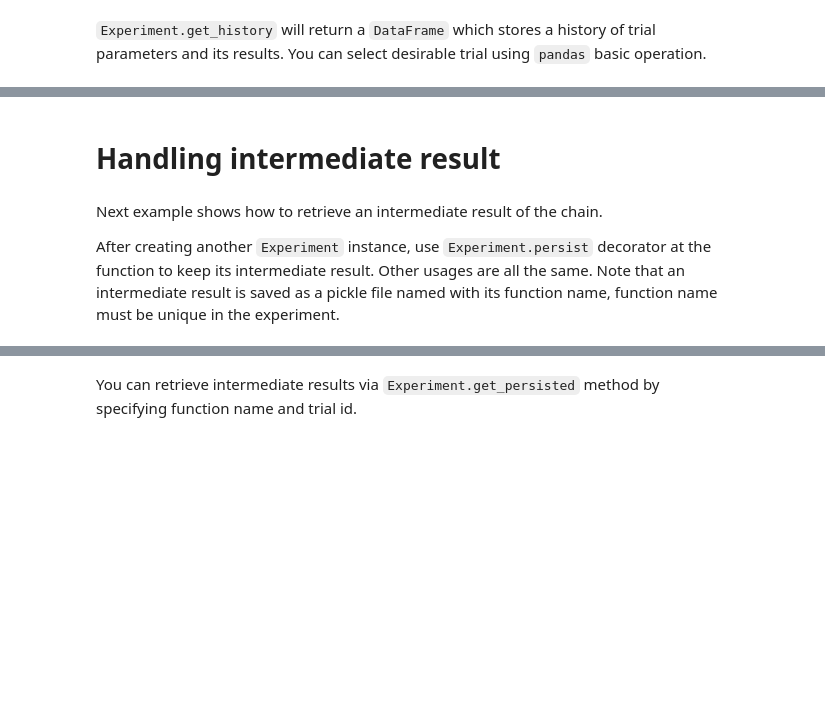
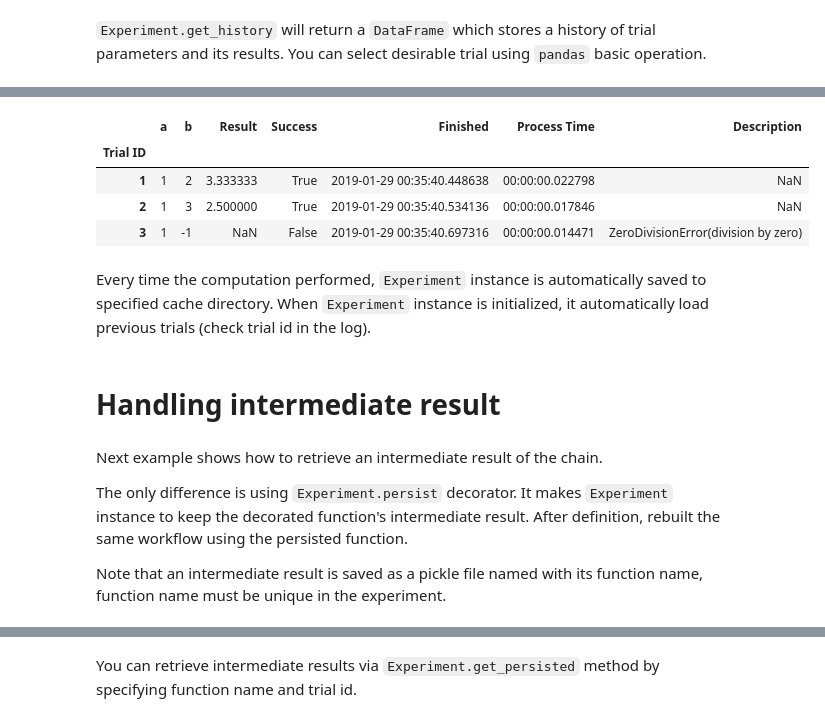
Before and after one commit to sinhrks/daskperiment, a Jupyter notebook: notebook/quickstart.ipynb, the cells around one changed output, grey strips where cells are left out. Cells and saved outputs as stored; diff of their text form; code cells hidden in the pictures; blank space fills up the shorter version.

```diff
--- a/notebook/quickstart.ipynb
+++ b/notebook/quickstart.ipynb
@@ -104,7 +141,19 @@ ex.get_history()
+# %%
+ex.get_history()
+# %% [output]
+|  | a | b | Result | Success | Finished | Process Time | Description |
+| Trial ID |  |  |  |  |  |  |  |
+| 1 | 1 | 2 | 3.333333 | True | 2019-01-29 00:35:40.448638 | 00:00:00.022798 | NaN |
+| 2 | 1 | 3 | 2.500000 | True | 2019-01-29 00:35:40.534136 | 00:00:00.017846 | NaN |
+| 3 | 1 | -1 | NaN | False | 2019-01-29 00:35:40.697316 | 00:00:00.014471 | ZeroDivisionError(division by zero) |
+# %% [markdown]
+Every time the computation performed, `Experiment` instance is automatically saved to specified cache directory. When `Experiment` instance is initialized, it automatically load previous trials (check trial id in the log).
 # %% [markdown]
 # Handling intermediate result
 # %% [markdown]
 Next example shows how to retrieve an intermediate result of the chain.
 
-After creating another `Experiment` instance, use `Experiment.persist` decorator at the function to keep its intermediate result. Other usages are all the same. Note that an intermediate result is saved as a pickle file named with its function name, function name must be unique in the experiment.
+The only difference is using `Experiment.persist` decorator. It makes `Experiment` instance to keep the decorated function's intermediate result. After definition, rebuilt the same workflow using the persisted function.
+
+Note that an intermediate result is saved as a pickle file named with its function name, function name must be unique in the experiment.
 # %%
```
Also changed, not shown: parts of 43 cells of this notebook, 15 other files.
